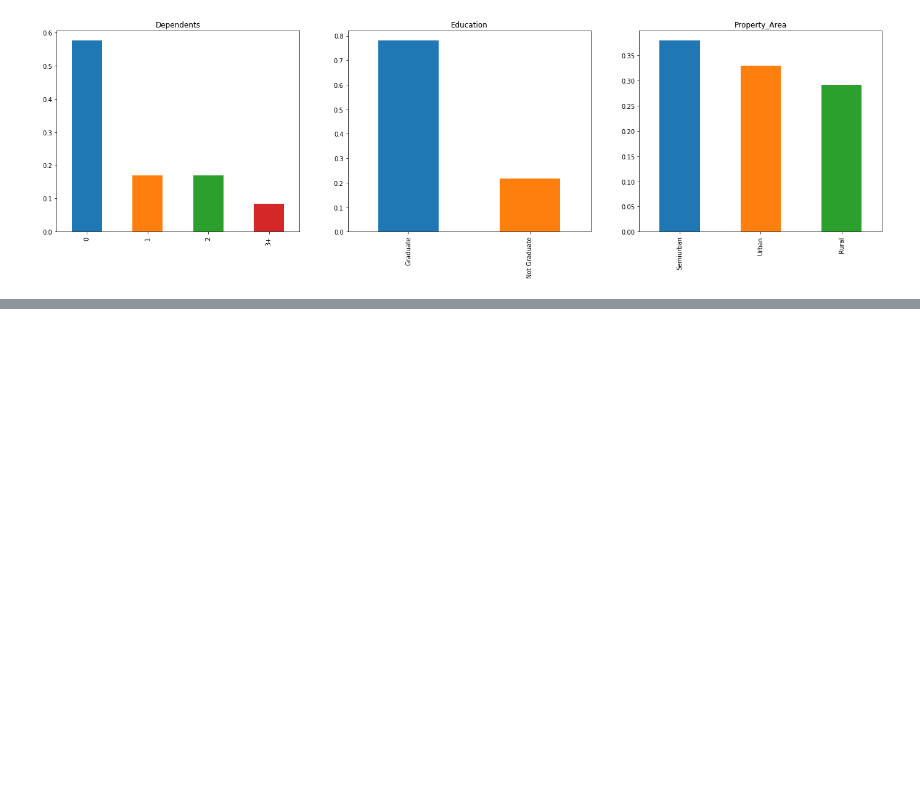
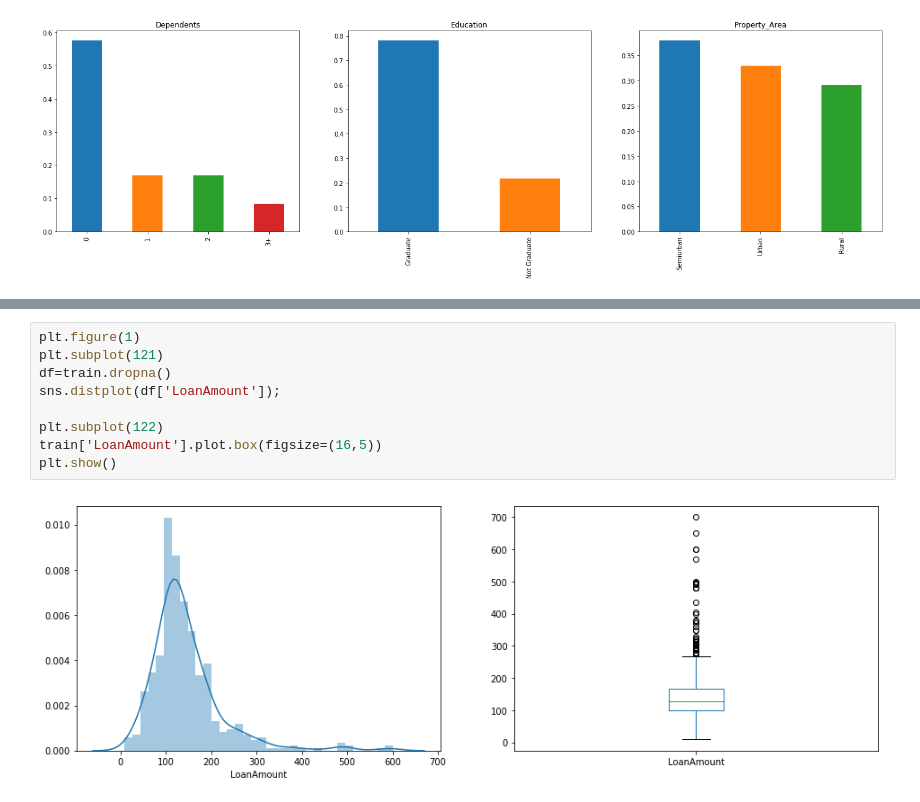
Before and after one commit to ThePhiri/loan_predictor, a Jupyter notebook: loan_predictor.ipynb, the cells around one changed output, grey strips where cells are left out. Drawn from its saved outputs; the diff is of its cells as text; blank space fills up the shorter version.

```diff
--- a/loan_predictor.ipynb
+++ b/loan_predictor.ipynb
@@ -97,0 +126,11 @@ plt.show()
+# %%
+plt.figure(1)
+plt.subplot(121)
+df=train.dropna()
+sns.distplot(df['LoanAmount']);
+
+plt.subplot(122)
+train['LoanAmount'].plot.box(figsize=(16,5))
+plt.show()
+# %% [output]
+[figure, added]
```
Also changed, not shown: parts of 4 cells of this notebook.
